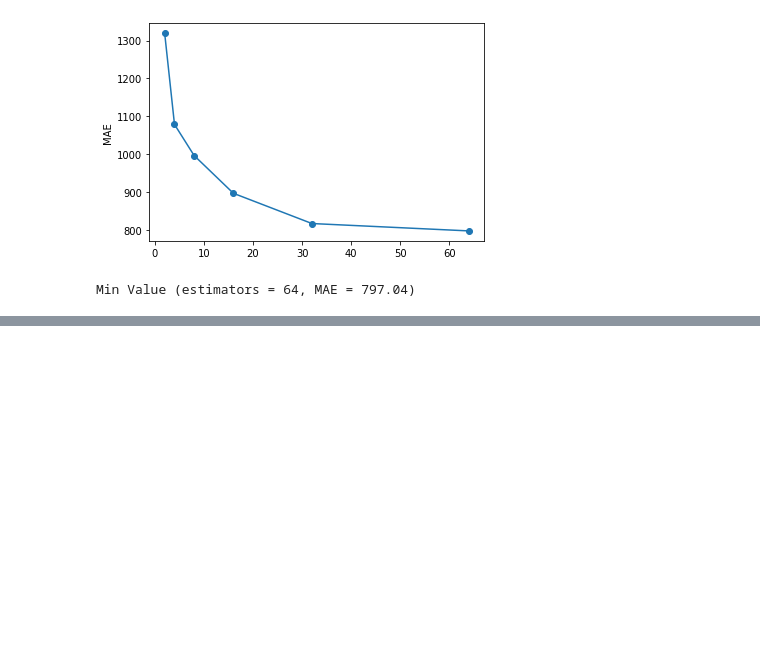
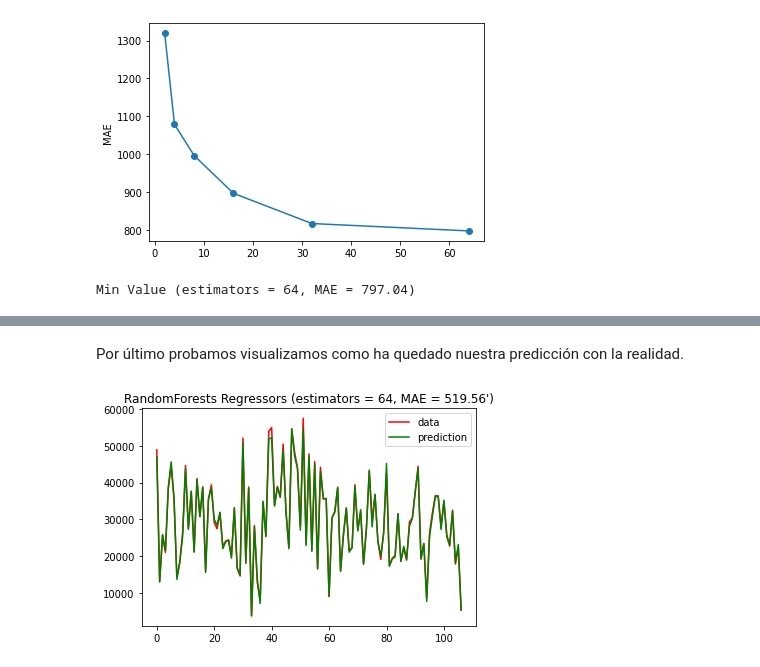
Before and after one commit to pacogp/TFM, a Jupyter notebook: importancia_importe_comisiones.ipynb, the cells around one changed output, grey strips where cells are left out. Drawn from its saved outputs; the diff is of its cells as text; code cells hidden in the pictures; blank space fills up the shorter version.

```diff
--- a/importancia_importe_comisiones.ipynb
+++ b/importancia_importe_comisiones.ipynb
@@ -125,0 +134,8 @@ Min Value (estimators = 64, MAE = 797.04)
+# %%
+# constructor
+regressor =  RandomForestRegressor(n_estimators= best_est, criterion='mae',
+                                   random_state=0)
+# fit and predict
+
+regressor.fit( X = train.drop(['Sum_IMPORTE_LINEA'], axis=1), y = train['Sum_IMPORTE_LINEA'])
+y_pred = regressor.predict(X = test.drop(['Sum_IMPORTE_LINEA'], axis = 1))
@@ -125,0 +144,3 @@ Min Value (estimators = 64, MAE = 797.04)
+# %%
+mae = mean_absolute_error(test['Sum_IMPORTE_LINEA'], y_pred)
+print ('MAE', mae)
@@ -125,0 +168,18 @@ Min Value (estimators = 64, MAE = 797.04)
+# %% [markdown]
+Por último probamos visualizamos como ha quedado nuestra predicción con la realidad.
+# %%
+from sklearn.metrics import mean_absolute_error
+
+
+# x axis for plotting
+import numpy as np
+xx = np.stack(i for i in range(test['Sum_IMPORTE_LINEA'].shape[0]))
+plt.plot(xx, test['Sum_IMPORTE_LINEA'], c='r', label='data')
+plt.plot(xx, y_pred, c='g', label='prediction')
+plt.axis('tight')
+plt.legend()
+plt.title("RandomForests Regressors (estimators = %i, MAE = %6.2f')" % (best_est, mae))
+
+plt.show()
+# %% [output]
+[figure, added]
```
Also changed, not shown: parts of 7 cells of this notebook.
